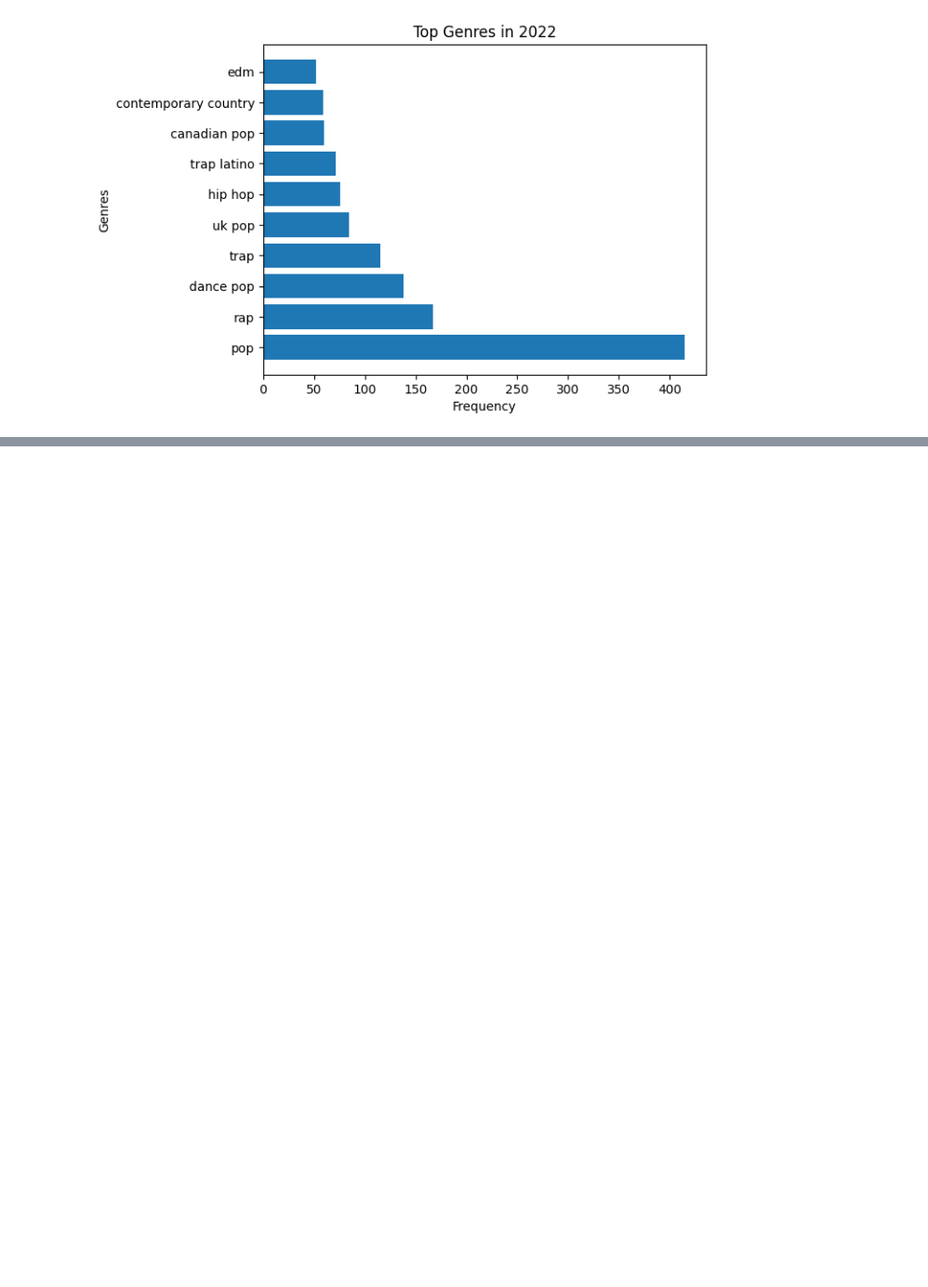
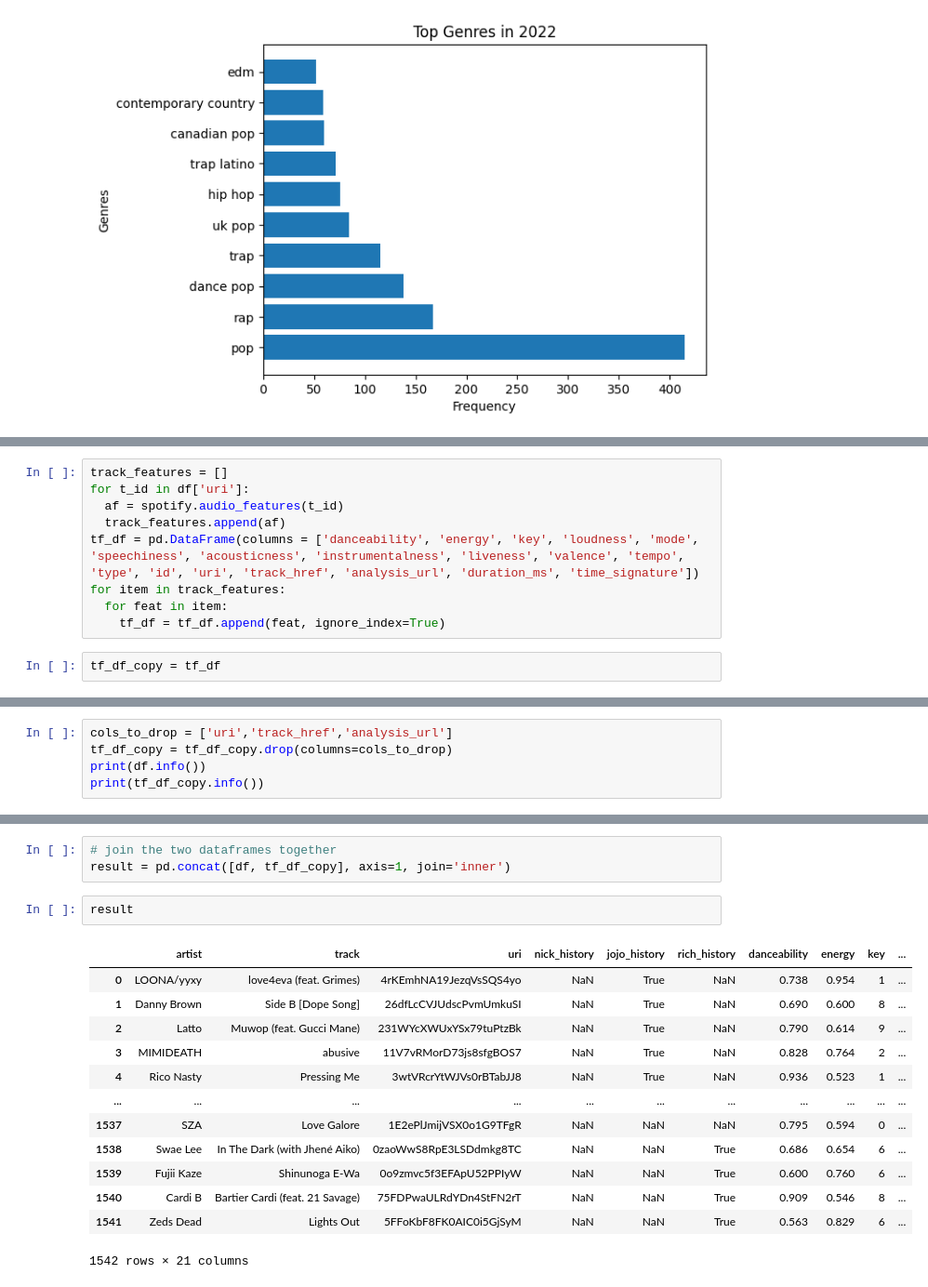
Before and after one commit to broussardjojo/ds3k, a Jupyter notebook: eda/spotify/Richard/richard_EDA.ipynb, the cells around one changed output, grey strips where cells are left out. Shown at 93% size. Saved outputs shown, nothing was run; the diff lists cells and outputs as text; blank space fills up the shorter version.

```diff
--- a/eda/spotify/Richard/richard_EDA.ipynb
+++ b/eda/spotify/Richard/richard_EDA.ipynb
@@ -206,0 +228,11 @@ Text(0.5, 1.0, 'Top Genres in 2022')
+# %%
+track_features = []
+for t_id in df['uri']:
+  af = spotify.audio_features(t_id)
+  track_features.append(af)
+tf_df = pd.DataFrame(columns = ['danceability', 'energy', 'key', 'loudness', 'mode', 'speechiness', 'acousticness', 'instrumentalness', 'liveness', 'valence', 'tempo', 'type', 'id', 'uri', 'track_href', 'analysis_url', 'duration_ms', 'time_signature'])
+for item in track_features:
+  for feat in item:
+    tf_df = tf_df.append(feat, ignore_index=True)
+# %%
+tf_df_copy = tf_df
@@ -206,0 +255,5 @@ Text(0.5, 1.0, 'Top Genres in 2022')
+# %%
+cols_to_drop = ['uri','track_href','analysis_url']
+tf_df_copy = tf_df_copy.drop(columns=cols_to_drop)
+print(df.info())
+print(tf_df_copy.info())
@@ -206,0 +278,19 @@ Text(0.5, 1.0, 'Top Genres in 2022')
+# %%
+# join the two dataframes together
+result = pd.concat([df, tf_df_copy], axis=1, join='inner')
+# %%
+result
+# %% [output]
+|  | artist | track | uri | nick_history | jojo_history | rich_history | danceability | energy | key | ... |
+| 0 | LOONA/yyxy | love4eva (feat. Grimes) | 4rKEmhNA19JezqVsSQS4yo | NaN | True | NaN | 0.738 | 0.954 | 1 | ... |
+| 1 | Danny Brown | Side B [Dope Song] | 26dfLcCVJUdscPvmUmkuSI | NaN | True | NaN | 0.690 | 0.600 | 8 | ... |
+| 2 | Latto | Muwop (feat. Gucci Mane) | 231WYcXWUxYSx79tuPtzBk | NaN | True | NaN | 0.790 | 0.614 | 9 | ... |
+| 3 | MIMIDEATH | abusive | 11V7vRMorD73js8sfgBOS7 | NaN | True | NaN | 0.828 | 0.764 | 2 | ... |
+| 4 | Rico Nasty | Pressing Me | 3wtVRcrYtWJVs0rBTabJJ8 | NaN | True | NaN | 0.936 | 0.523 | 1 | ... |
+| ... | ... | ... | ... | ... | ... | ... | ... | ... | ... | ... |
+| 1537 | SZA | Love Galore | 1E2ePlJmijVSX0o1G9TFgR | NaN | NaN | NaN | 0.795 | 0.594 | 0 | ... |
+| 1538 | Swae Lee | In The Dark (with Jhené Aiko) | 0zaoWwS8RpE3LSDdmkg8TC | NaN | NaN | True | 0.686 | 0.654 | 6 | ... |
+| 1539 | Fujii Kaze | Shinunoga E-Wa | 0o9zmvc5f3EFApU52PPIyW | NaN | NaN | True | 0.600 | 0.760 | 6 | ... |
+| 1540 | Cardi B | Bartier Cardi (feat. 21 Savage) | 75FDPwaULRdYDn4StFN2rT | NaN | NaN | True | 0.909 | 0.546 | 8 | ... |
+| 1541 | Zeds Dead | Lights Out | 5FFoKbF8FK0AIC0i5GjSyM | NaN | NaN | True | 0.563 | 0.829 | 6 | ... |
+1542 rows × 21 columns
```
Also changed, not shown: parts of 8 cells of this notebook, 1 other file.
